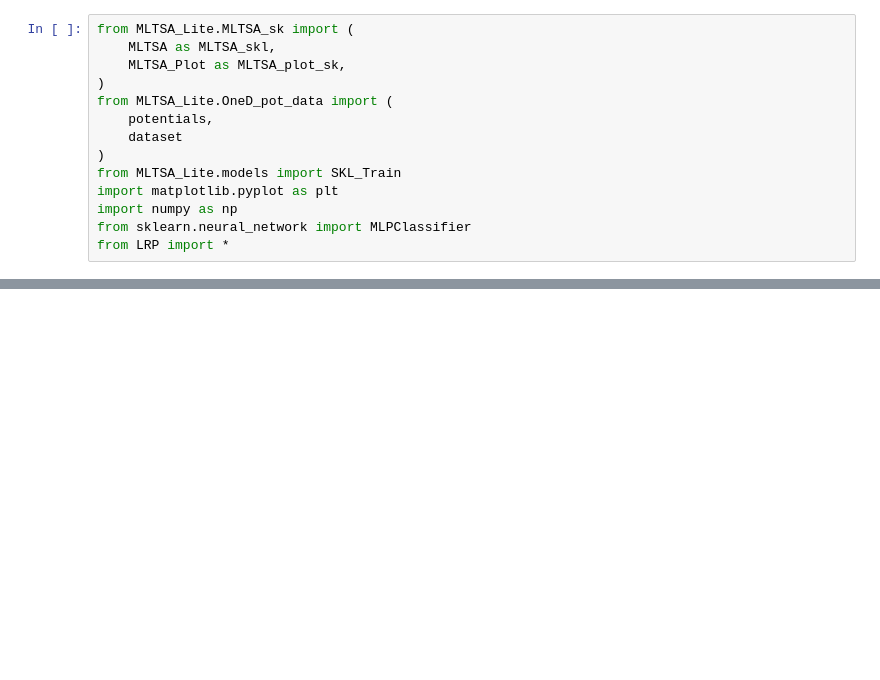
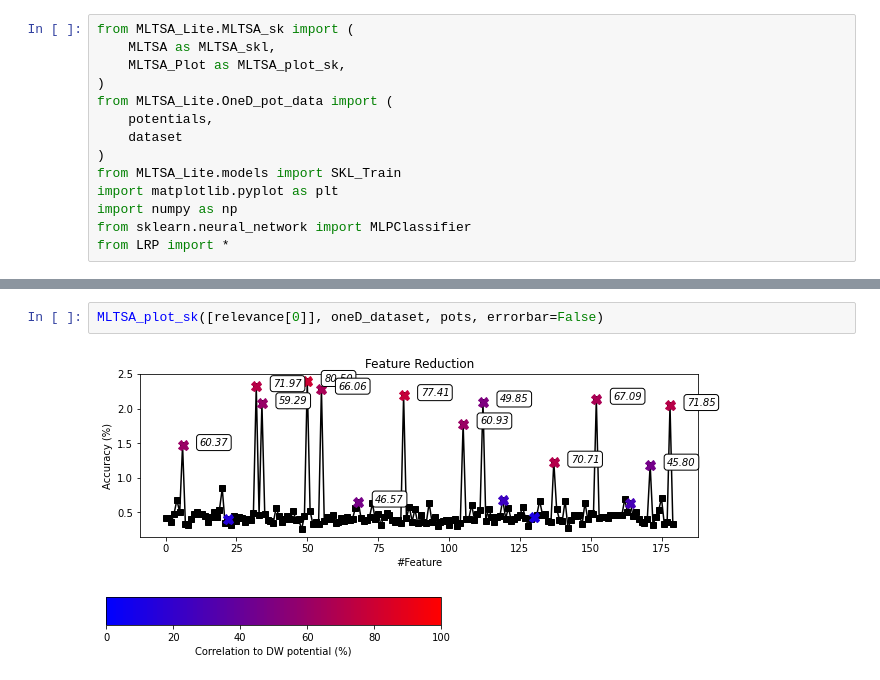
Before and after one commit to zwei21/LayerRelevancePropagation, a Jupyter notebook: example_oneD.ipynb, the cells around one changed output, grey strips where cells are left out. Saved outputs shown, nothing was run; the diff lists cells and outputs as text; blank space fills up the shorter version.

```diff
--- a/example_oneD.ipynb
+++ b/example_oneD.ipynb
@@ -193,0 +236,5 @@ ax2.set_ylim(min(relevance[0]), max(relevance[0])+0.01)
+# %%
+MLTSA_plot_sk([relevance[0]], oneD_dataset, pots, errorbar=False)
+# %% [output]
+[figure, added]
+[figure, added]
```
Also changed, not shown: parts of 22 cells of this notebook.
